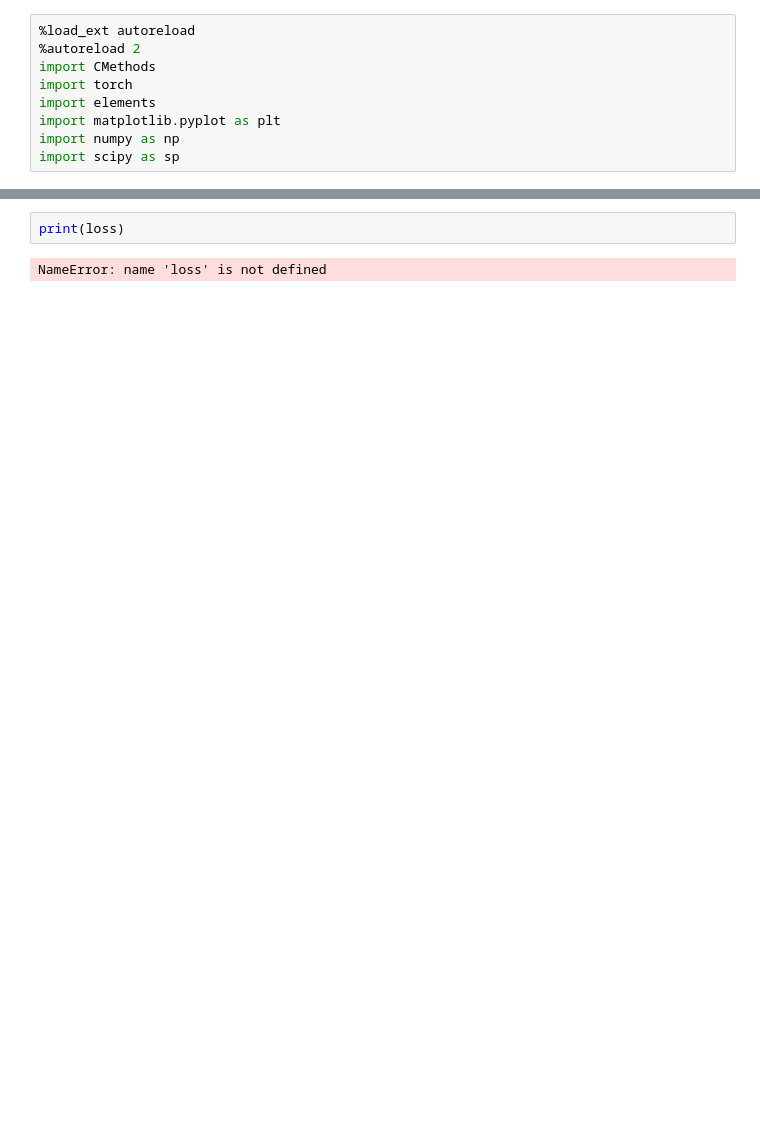
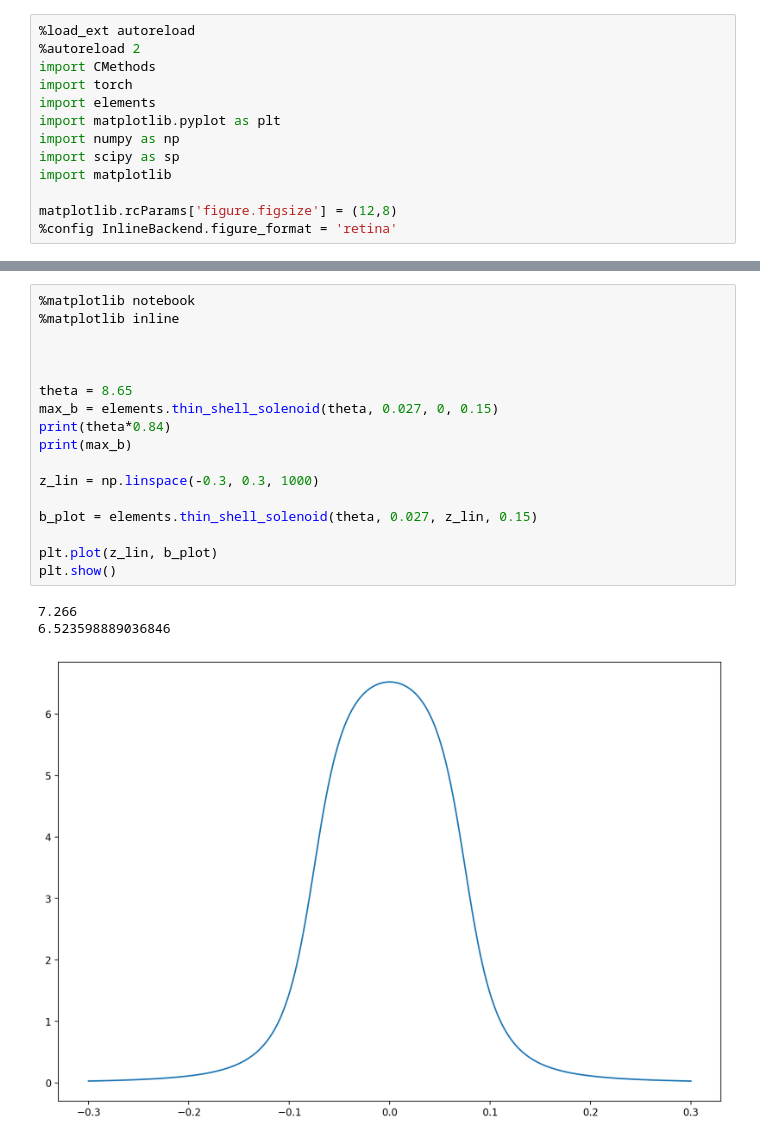
Before and after one commit to DanielDewitt/TNSA_Optimizer, a Jupyter notebook: reduced_optimization.ipynb, the cells around one changed output, grey strips where cells are left out. Cells and saved outputs as stored; diff of their text form; blank space fills up the shorter version.

```diff
--- a/reduced_optimization.ipynb
+++ b/reduced_optimization.ipynb
@@ -7,3 +7,7 @@ import elements
 import matplotlib.pyplot as plt
 import numpy as np
 import scipy as sp
+import matplotlib
+
+matplotlib.rcParams['figure.figsize'] = (12,8)
+%config InlineBackend.figure_format = 'retina'
@@ -200,4 +17,21 @@ False
-# %%
-print(loss)
-# %% [output]
-NameError: name 'loss' is not defined
+# %%
+%matplotlib notebook
+%matplotlib inline
+
+
+
+theta = 8.65
+max_b = elements.thin_shell_solenoid(theta, 0.027, 0, 0.15)
+print(theta*0.84)
+print(max_b)
+
+z_lin = np.linspace(-0.3, 0.3, 1000)
+
+b_plot = elements.thin_shell_solenoid(theta, 0.027, z_lin, 0.15)
+
+plt.plot(z_lin, b_plot)
+plt.show()
+# %% [output]
+7.266
+6.523598889036846
+[figure, added]
```
Also changed, not shown: parts of 7 cells of this notebook, 17 other files.
